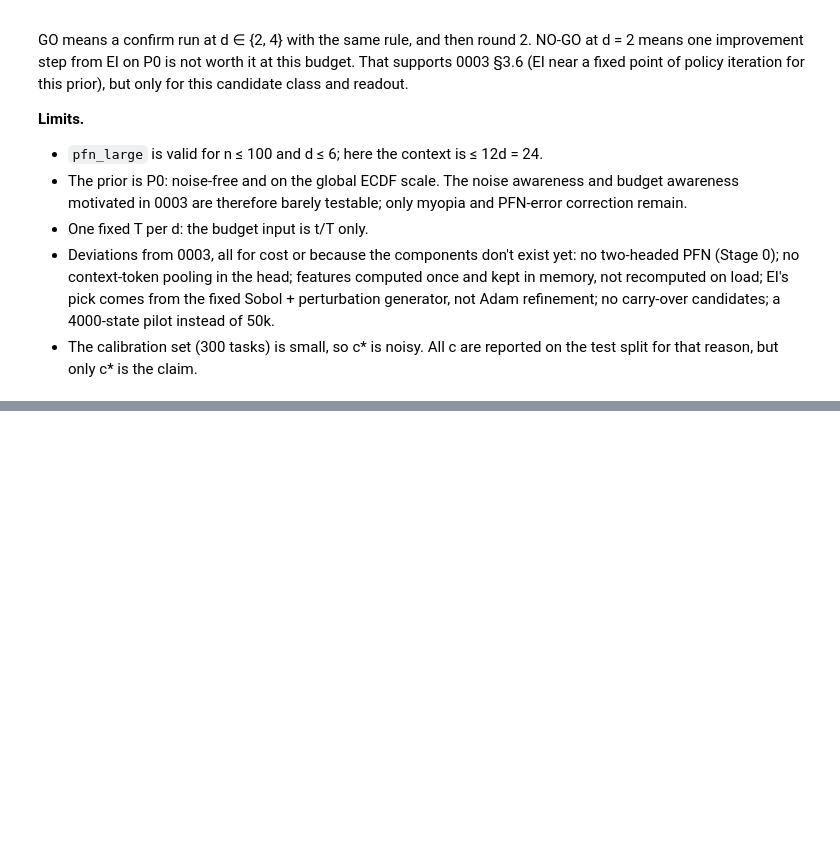
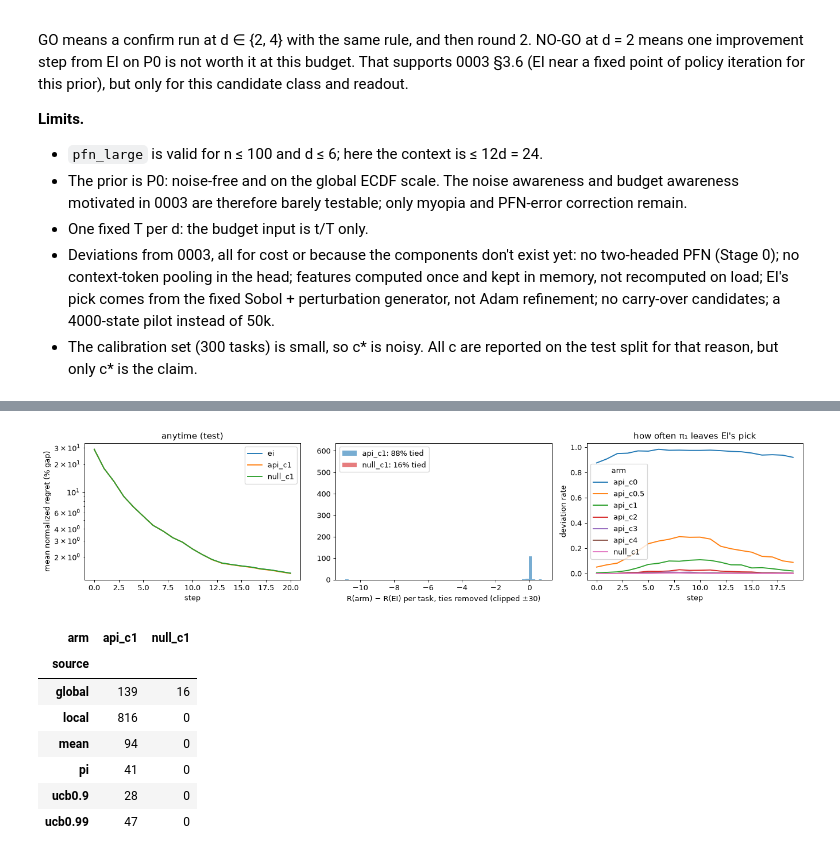
Before and after one commit to timruhkopf/anytime-acquisition, a Jupyter notebook: notebooks/06_2026-11-11_api_round1.ipynb, the cells around one changed output, grey strips where cells are left out. Saved outputs shown, nothing was run; the diff lists cells and outputs as text; code cells hidden in the pictures; blank space fills up the shorter version.

```diff
--- a/notebooks/06_2026-11-11_api_round1.ipynb
+++ b/notebooks/06_2026-11-11_api_round1.ipynb
@@ -68,0 +260,28 @@ The GO / NO-GO criterion from the description, evaluated, in one line. Record it
+# %%
+nr = best.merge(fst[["task", "fstar", "fmed"]], on="task")
+nr["R"] = 100 * (nr.best_f - nr.fstar).clip(lower=0) / (nr.fmed - nr.fstar)
+fig, ax = plt.subplots(1, 3, figsize=(15, 3.6), dpi=90)
+for a in ("ei", ARM, NULL):
+    m = nr.loc[nr.arm == a].groupby("t").R.mean()
+    ax[0].plot(m.index, m.values, label=a)
+ax[0].set_yscale("log"); ax[0].set_xlabel("step"); ax[0].set_ylabel("mean normalized regret (% gap)"); ax[0].legend(); ax[0].set_title("anytime (test)")
+p = test.pivot_table(index="task", columns="arm", values="norm_regret")
+for a, c in ((ARM, "C0"), (NULL, "C3")):
+    dlt = (p[a] - p["ei"]).to_numpy()
+    ax[1].hist(np.clip(dlt[dlt != 0], -30, 30), bins=60, alpha=0.6, color=c, label=f"{a}: {np.mean(dlt == 0):.0%} tied")
+ax[1].set_xlabel("R(arm) − R(EI) per task, ties removed (clipped ±30)"); ax[1].legend()
+dr = dec.groupby(["arm", "step"]).deviated.mean().unstack(0)
+dr[[c for c in dr.columns if c != "ei"]].plot(ax=ax[2]); ax[2].set_ylabel("deviation rate"); ax[2].set_title("how often π₁ leaves EI's pick")
+plt.tight_layout(); plt.show()
+dd = dec.loc[dec.deviated & dec.arm.isin([ARM, NULL])]
+display(dd.groupby(["arm", "source"]).size().unstack(0).fillna(0).astype(int))
+# %% [output]
+[figure, added]
+| arm | api_c1 | null_c1 |
+| source |  |  |
+| global | 139 | 16 |
+| local | 816 | 0 |
+| mean | 94 | 0 |
+| pi | 41 | 0 |
+| ucb0.9 | 28 | 0 |
+| ucb0.99 | 47 | 0 |
```
Also changed, not shown: parts of 16 cells of this notebook, 16 other files.
